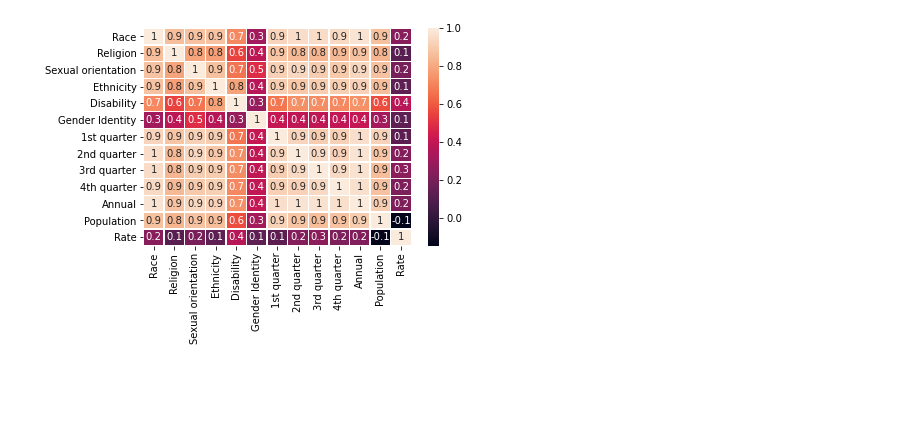
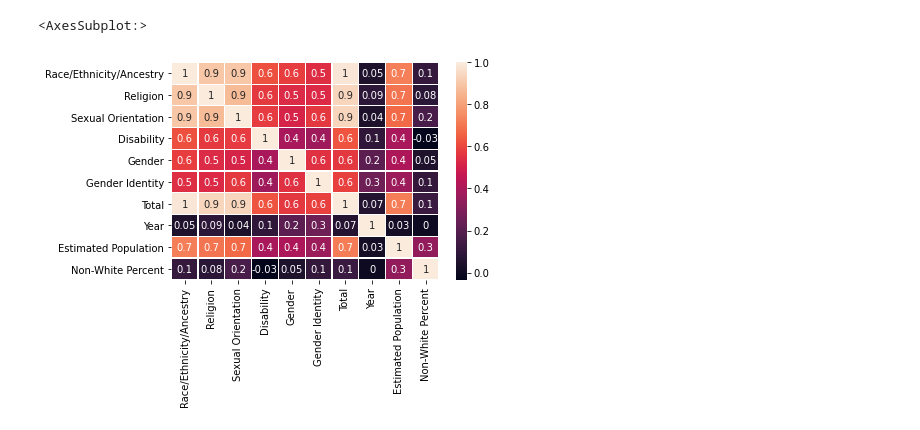
Before and after one commit to amityavasani/cmsc320final, a Jupyter notebook: cmsc320_finalproject.ipynb, the cells around one changed output. Drawn from its saved outputs; the diff is of its cells as text; code cells hidden in the pictures; blank space fills up the shorter version.

```diff
--- a/cmsc320_finalproject.ipynb
+++ b/cmsc320_finalproject.ipynb
@@ -139,0 +47,19 @@ sns.boxplot(x = state_sum["Religion"])
+# %%
+#fix a few inconsistencies in the dataframes for different years
+hatecrime_2015 = hatecrime_2015.rename(columns={'Race': 'Race/Ethnicity/Ancestry'})
+hatecrime_2014['Race/Ethnicity/Ancestry'] = hatecrime_2014['Race'] + hatecrime_2014['Ethnicity']
+hatecrime_2014 = hatecrime_2014.drop(['Race', 'Ethnicity'], axis=1)
+
+# combine hatecrime_x dataframes into one with a year column
+hatecrime_2019['Year'] = 2019
+hatecrime_2018['Year'] = 2018
+hatecrime_2017['Year'] = 2017
+hatecrime_2016['Year'] = 2016
+hatecrime_2015['Year'] = 2015
+hatecrime_2014['Year'] = 2014
+
+hc = pd.concat([hatecrime_2019, hatecrime_2018, hatecrime_2017, hatecrime_2016, hatecrime_2015, hatecrime_2014])
+hc['Total'] = hc['Race/Ethnicity/Ancestry'] + hc['Religion'] + hc['Sexual Orientation'] + hc['Disability'] + hc['Gender'] + hc['Gender Identity']
+hc = hc[list(hc.columns.values[:6]) + ['Total', 'Year']]
+
+hc
@@ -139,0 +161,8 @@ sns.boxplot(x = state_sum["Religion"])
+# %%
+# we have data for 2019 and 2010, interpolate linearly for the rest
+def get_estimated_population(year, state):
+    est2019 = float(census_data.loc[[state]]['Population estimates, July 1, 2019,  (V2019)'][0].replace(',', ''))
+    est2010 = float(census_data.loc[[state]]['Population estimates base, April 1, 2010,  (V2019)'][0].replace(',', ''))
+    slope = (est2019 - est2010) / (2019 - 2010)
+
+    return slope*(year - 2010) + est2010
@@ -139,0 +174,12 @@ sns.boxplot(x = state_sum["Religion"])
+# %%
+est_population = []
+# maybe use a better term than nonwhite idk
+nonwhite_percent = []
+
+for index, row in hc.iterrows():
+    est_population.append(get_estimated_population(row['Year'], index))
+    nonwhite_percent.append(100 - float(census_data.loc[[index]]['White alone, percent'][0].replace('%','')))
+
+hc['Estimated Population'] = est_population
+hc['Non-White Percent'] = nonwhite_percent
+hc
@@ -140,4 +201,6 @@ sns.boxplot(x = state_sum["Religion"])
 # %%
-state_matrix = sns.heatmap(state_sum.corr("spearman"), annot = True, fmt = '.1g', linewidths=.5,)
+# mostly think this looks cool
+sns.heatmap(hc.corr("spearman"), annot = True, fmt = '.1g', linewidths=.2,)
 # %% [output]
+<AxesSubplot:>
-[figure, old version]
+[figure, new version]
```
Also changed, not shown: parts of 26 cells of this notebook.
